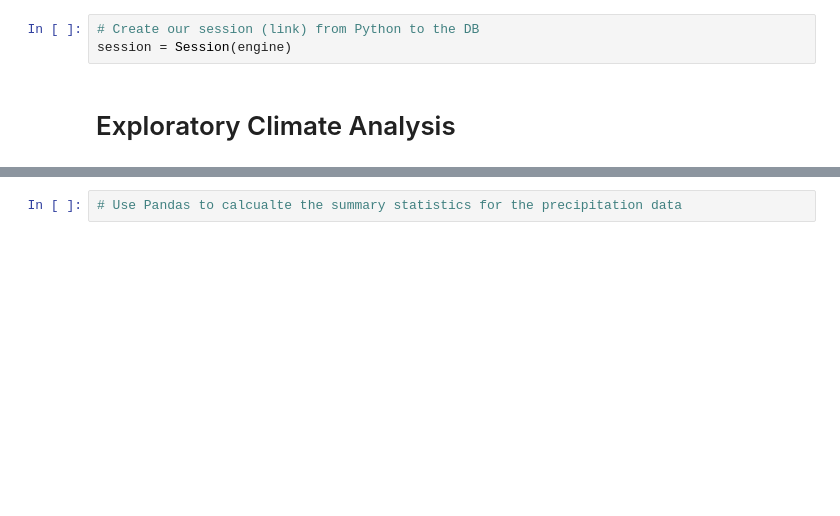
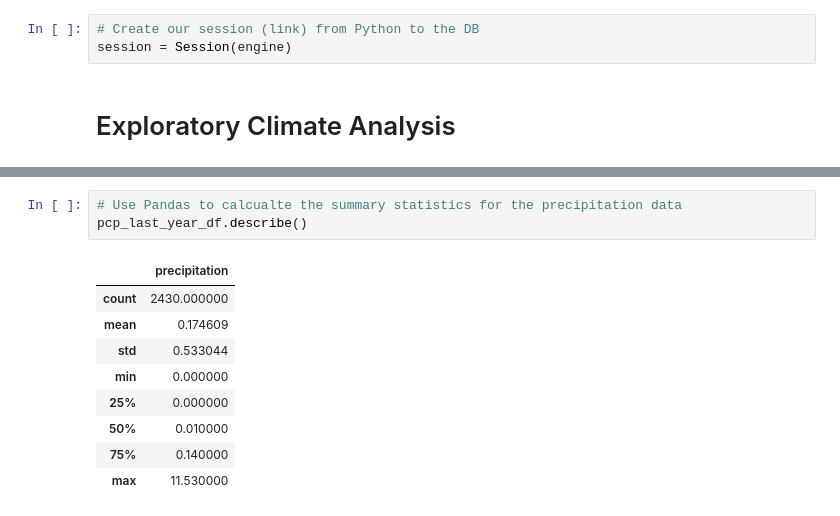
Before and after one commit to brandonmorgan01/Advanced-Data-Storage-Homework, a Jupyter notebook: climate_analysis.ipynb, the cells around one changed output, grey strips where cells are left out. Cells and saved outputs as stored; diff of their text form; blank space fills up the shorter version.

```diff
--- a/climate_analysis.ipynb
+++ b/climate_analysis.ipynb
@@ -77,6 +100,17 @@ pcp_last_year_df.head()
 ![precipitation](Images/precipitation.png)
 # %%
 # Use Pandas to calcualte the summary statistics for the precipitation data
+pcp_last_year_df.describe()
+# %% [output]
+|  | precipitation |
+| count | 2430.000000 |
+| mean | 0.174609 |
+| std | 0.533044 |
+| min | 0.000000 |
+| 25% | 0.000000 |
+| 50% | 0.010000 |
+| 75% | 0.140000 |
+| max | 11.530000 |
 # %% [markdown]
 ![describe](Images/describe.png)
 # %%
```
Also changed, not shown: parts of 18 cells of this notebook.
